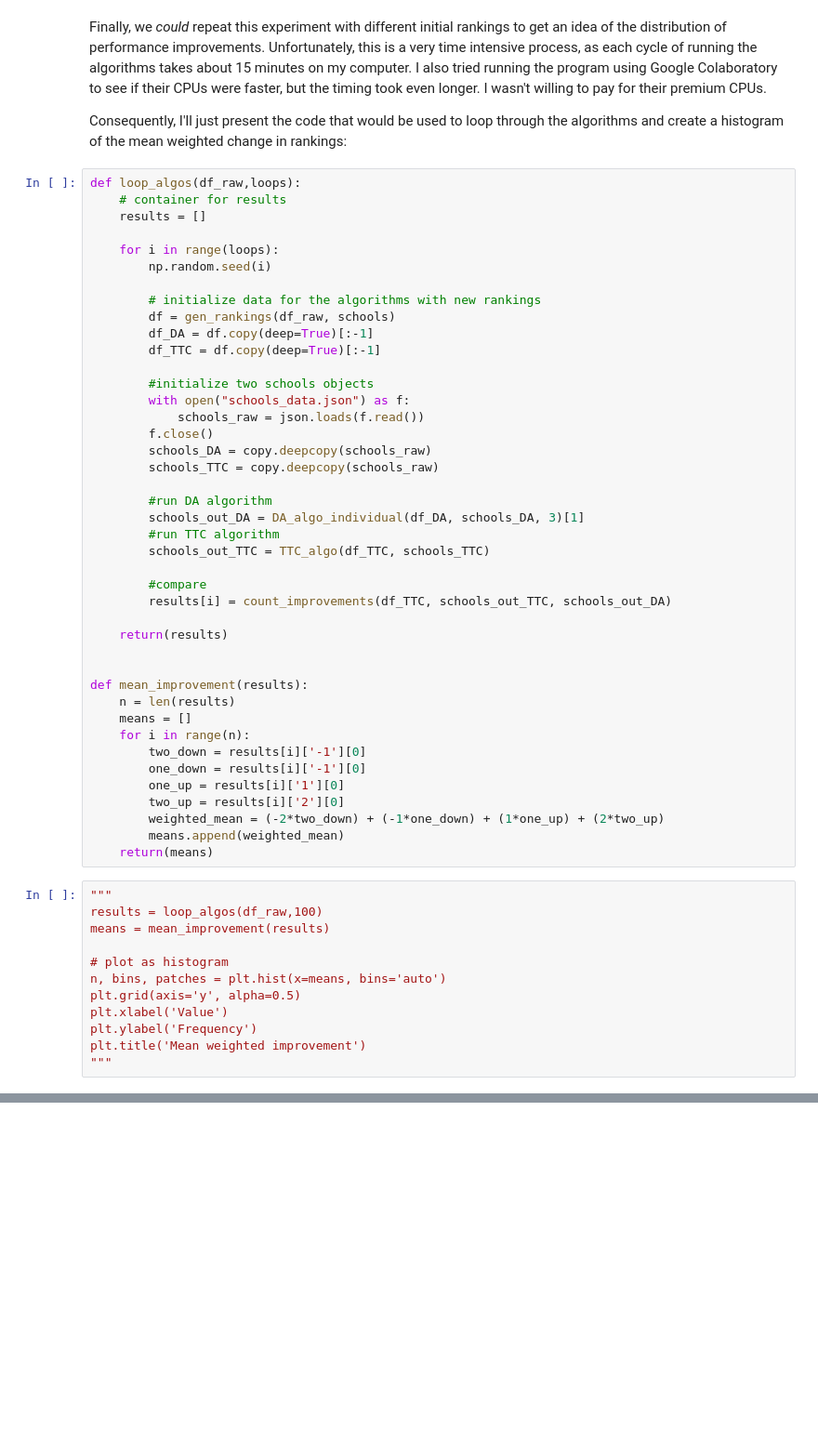
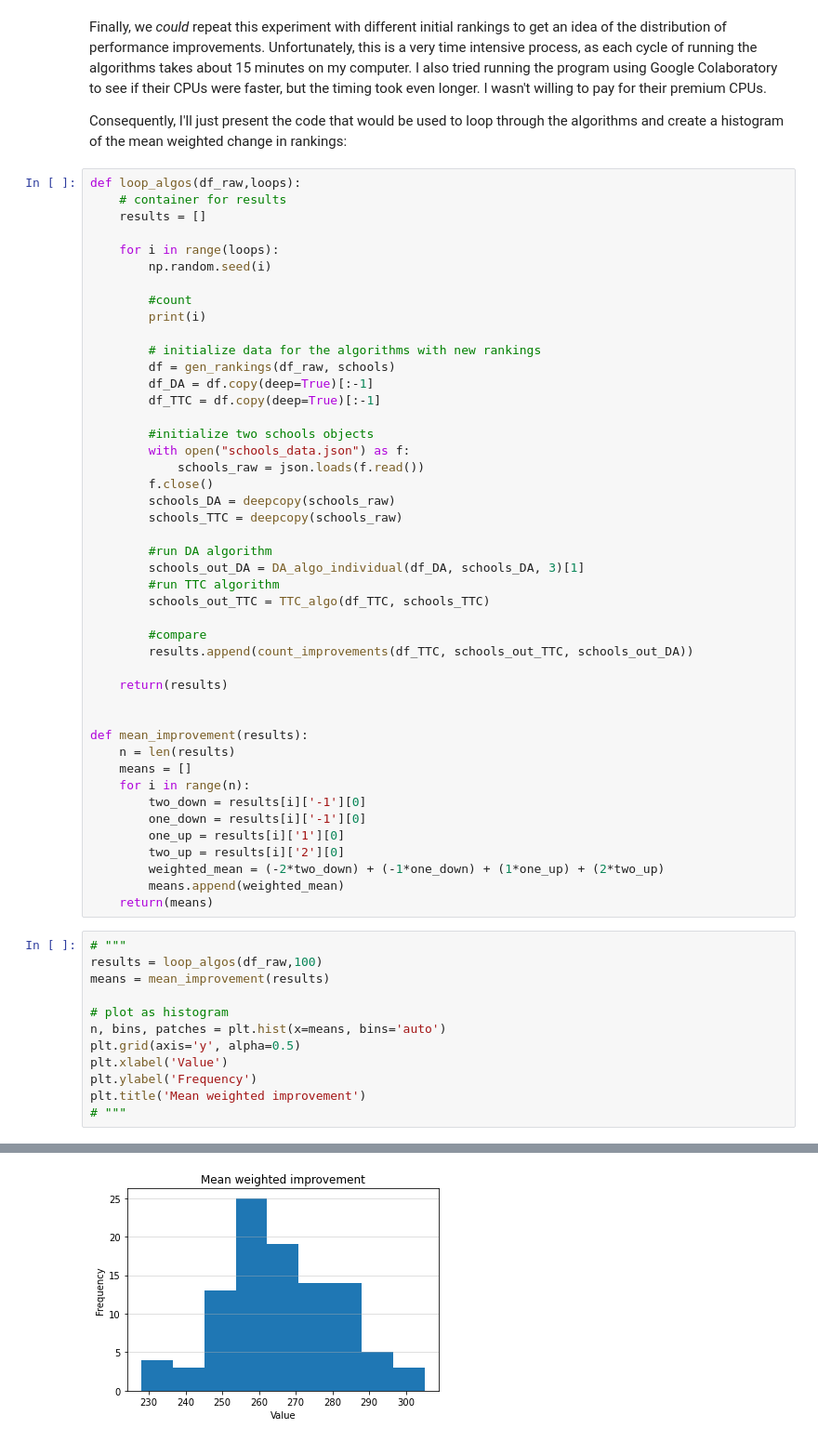
Before and after one commit to lfrym/UBC, a Jupyter notebook: Final Project.ipynb, the cells around one changed output, grey strips where cells are left out. Shown: that part at 93% size. Cells and saved outputs as stored; diff of their text form; blank space fills up the shorter version.

Commit message:
distribution of performance improvements output

```diff
--- a/Final Project.ipynb
+++ b/Final Project.ipynb
@@ -643,6 +663,9 @@ def loop_algos(df_raw,loops):
 
     for i in range(loops):
         np.random.seed(i)
+
+        #count
+        print(i)
 
         # initialize data for the algorithms with new rankings
         df = gen_rankings(df_raw, schools)
@@ -653,8 +676,8 @@ def loop_algos(df_raw,loops):
         with open("schools_data.json") as f:
             schools_raw = json.loads(f.read())
         f.close()
-        schools_DA = copy.deepcopy(schools_raw)
-        schools_TTC = copy.deepcopy(schools_raw)
+        schools_DA = deepcopy(schools_raw)
+        schools_TTC = deepcopy(schools_raw)
 
         #run DA algorithm
         schools_out_DA = DA_algo_individual(df_DA, schools_DA, 3)[1]
@@ -662,7 +685,7 @@ def loop_algos(df_raw,loops):
         schools_out_TTC = TTC_algo(df_TTC, schools_TTC)
 
         #compare
-        results[i] = count_improvements(df_TTC, schools_out_TTC, schools_out_DA)
+        results.append(count_improvements(df_TTC, schools_out_TTC, schools_out_DA))
 
     return(results)
 
@@ -679,7 +702,7 @@ def mean_improvement(results):
         means.append(weighted_mean)
     return(means)
 # %%
-"""
+# """
 results = loop_algos(df_raw,100)
 means = mean_improvement(results)
 
@@ -689,4 +712,5 @@ plt.grid(axis='y', alpha=0.5)
 plt.xlabel('Value')
 plt.ylabel('Frequency')
 plt.title('Mean weighted improvement')
-"""
+# """
+# %% [output]
@@ -692,0 +735 @@ plt.title('Mean weighted improvement')
+[figure, added]
```
Also changed, not shown: parts of 2 cells of this notebook, 5 other files.
